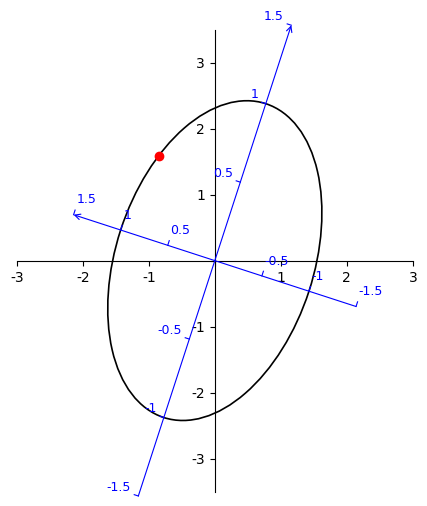
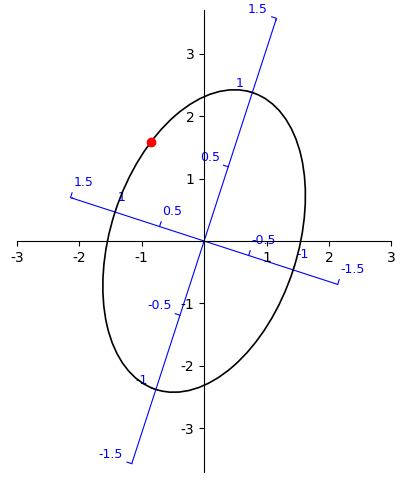
The change to this notebook cell's code, shown as a diff; its figure went from the first image to the second:
--- before
+++ after
@@ -12,10 +12,12 @@
                [np.sin(tau), np.sin(tau+np.pi/2)]]) @ _x
 ax.scatter(_x[0], _x[1], c='red')
-centre_spines(ax)
+ax.centre_spines()
 ax.set_aspect('equal')
 ax.set_xlim(-3, 3)
-ax.set_ylim(-3.5, 3.5)
+ax.set_ylim(-3.7, 3.7)
 for axis, s in zip(['x', 'y'], [a1, a2]):
-    superimpose_axis(ax, [-1.5*s, -1*s, -0.5*s, 0.5*s, 1*s, 1.5*s], [-1.5, -1, -0.5, 0.5, 1, 1.5], axis=axis, rotation=tau, limits=(-1.5*s, 1.5*s), color='blue')
-# draw_axis_ticks(ax, [-1.5, -1, -0.5, 0.5, 1, 1.5], axis='y', rotation=np.pi/3, draw_axis=True)
+    ax.superimpose_axis([-1.5*s, -1.0*s, -.5*s, .5*s, 1.0*s, 1.5*s], [-1.5, -1, -.5, .5, 1, 1.5], color='blue', axis=axis, rotation=tau, limits=(-1.5*s, 1.5*s))
+    # ax.add_artist(SuperimposedAxis(ax.transData, [-1.5*s, -1.0*s, -.5*s, .5*s, 1.0*s, 1.5*s], [-1.5, -1, -.5, .5, 1, 1.5], color='blue', axis=axis, rotation=tau, limits=(-1.5*s, 1.5*s)))
+    # superimpose_axis(ax, [-1.5*s, -1*s, -0.5*s, 0.5*s, 1*s, 1.5*s], [-1.5, -1, -0.5, 0.5, 1, 1.5], axis=axis, rotation=tau, limits=(-1.5*s, 1.5*s), color='blue')
+    
 plt.show()

Commit: superimpose axis fix